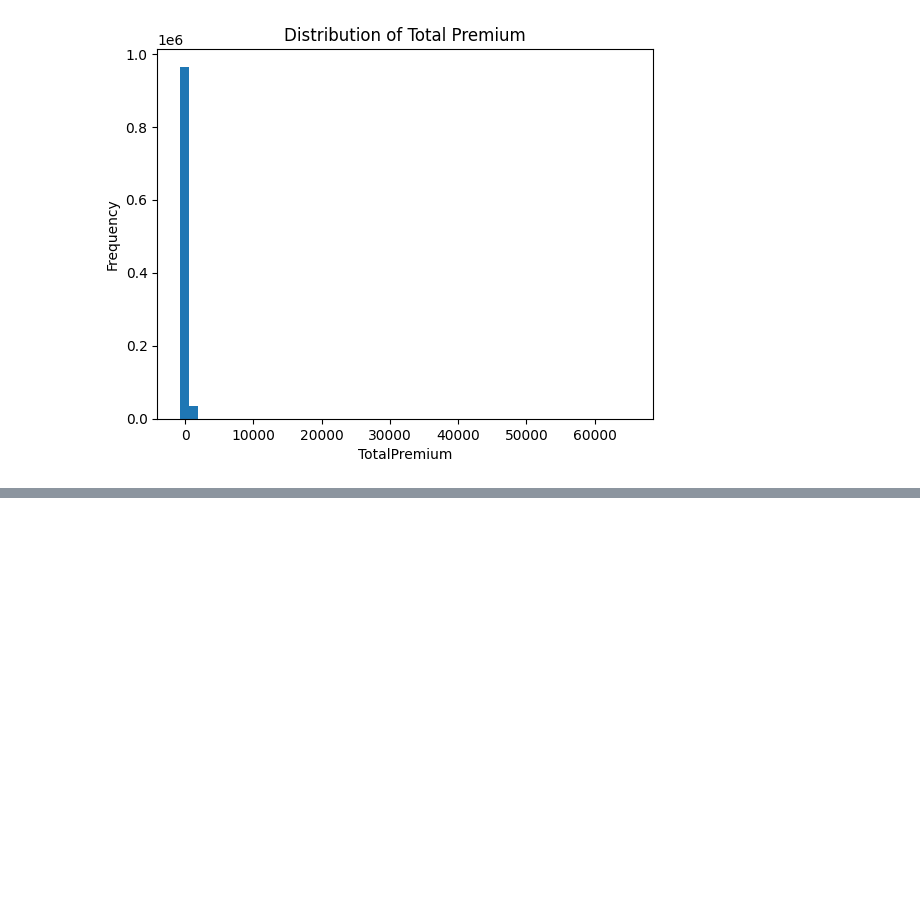
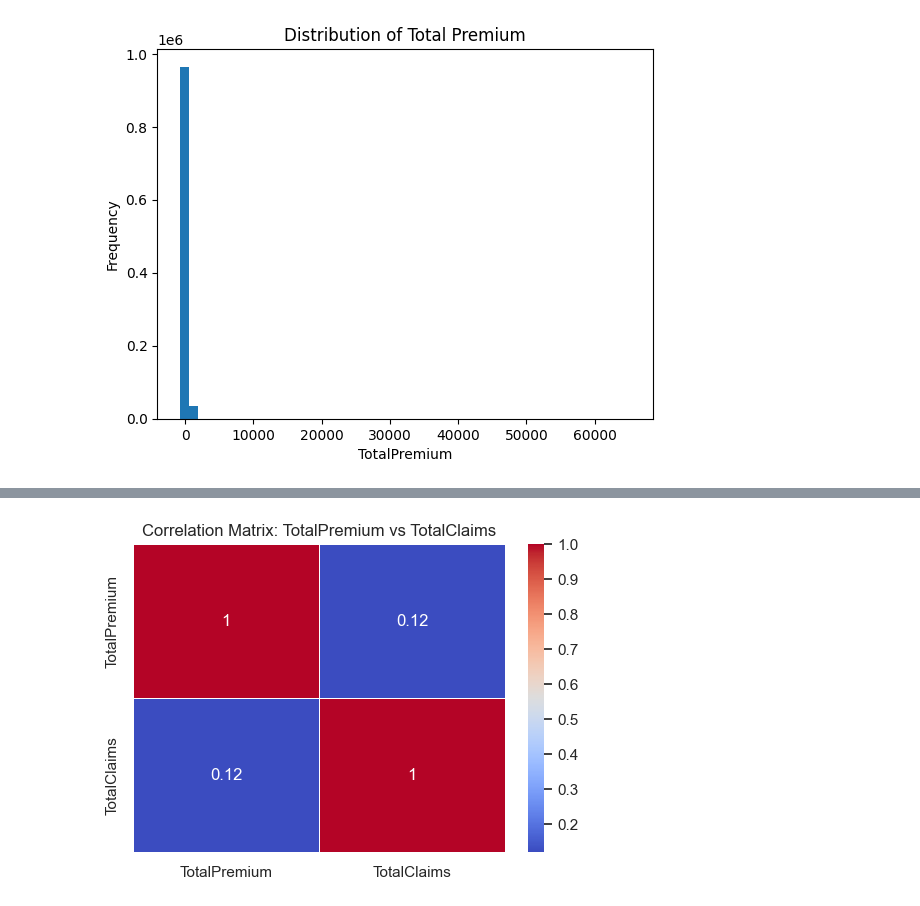
Before and after one commit to eyobedanalyst/AlphaCare_Insurance_Solutions-ACIS-week3, a Jupyter notebook: notebooks/insurance_EDA.ipynb, the cells around one changed output, grey strips where cells are left out. Cells and saved outputs as stored; diff of their text form; code cells hidden in the pictures; blank space fills up the shorter version.

```diff
--- a/notebooks/insurance_EDA.ipynb
+++ b/notebooks/insurance_EDA.ipynb
@@ -184,0 +233,17 @@ np.float64(65282.6)
+# %%
+# Ensure numeric fields are numeric
+df['TotalPremium'] = pd.to_numeric(df['TotalPremium'], errors='coerce')
+df['TotalClaims'] = pd.to_numeric(df['TotalClaims'], errors='coerce')
+
+# Convert date column if available
+df['TransactionMonth'] = pd.to_datetime(df['TransactionMonth'], errors='coerce')
+# %%
+numeric_cols = ['TotalPremium', 'TotalClaims']
+corr = df[numeric_cols].corr()
+
+plt.figure(figsize=(6, 4))
+sns.heatmap(corr, annot=True, cmap="coolwarm", linewidths=0.5)
+plt.title("Correlation Matrix: TotalPremium vs TotalClaims")
+plt.show()
+# %% [output]
+[figure, added]
```
Also changed, not shown: parts of 22 cells of this notebook.
